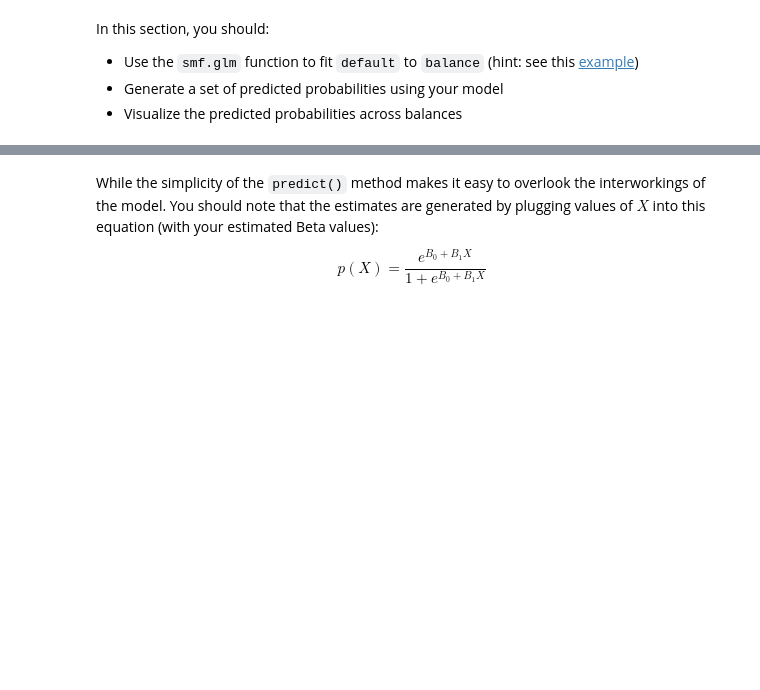
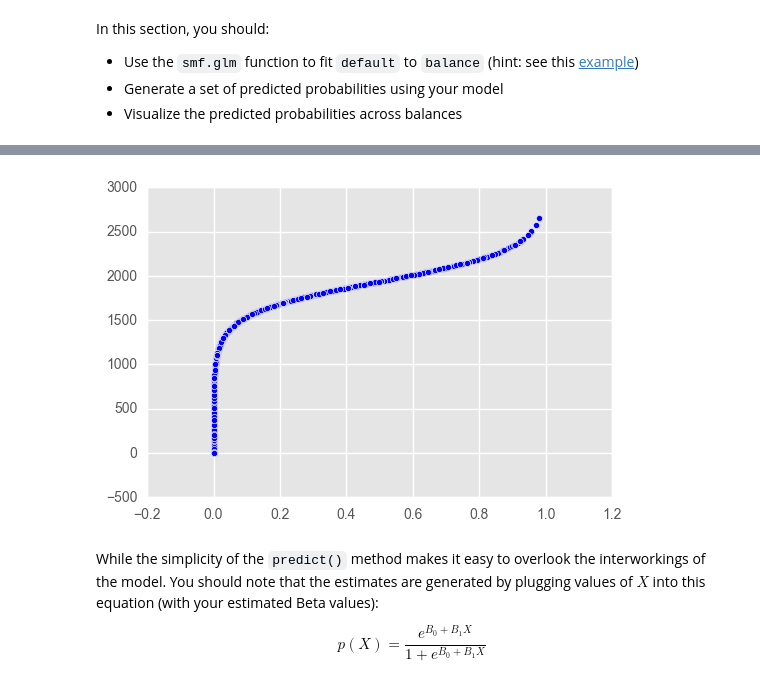
Before and after one commit to info-370/classification, a Jupyter notebook: logistic-regression/demo.ipynb, the cells around one changed output, grey strips where cells are left out. Cells and saved outputs as stored; diff of their text form; code cells hidden in the pictures; blank space fills up the shorter version.

```diff
--- a/logistic-regression/demo.ipynb
+++ b/logistic-regression/demo.ipynb
@@ -175,5 +175,5 @@ In this section, you should:
 - Visualize the predicted probabilities across balances
 # %%
 # Use the `smf.glm` function to fit `default` to `balance` (hint: use the `binomial` family)
-mod1 = smf.glm(formula=formula, data=dta, family=sm.families.Binomial()).fit()
+mod1 = smf.glm(formula='default ~ balance', data=df, family=sm.families.Binomial()).fit()
 mod1.summary()
@@ -180,7 +193,13 @@ mod1.summary()
 # %%
 # Generate a set of predicted probabilities using your model
+df['predictions_2'] = mod1.predict()
 # %%
 # Visualize the predicted probabilities across balances (bonus: add the observed values as well)
+plt.scatter(df.balance, df.predictions_2)
+
+plt.show()
+# %% [output]
+[figure, added]
 # %% [markdown]
 While the simplicity of the `predict()` method makes it easy to overlook the interworkings of the model. You should note that the estimates are generated by plugging values of $X$ into this equation (with your estimated Beta values):
 
```
Also changed, not shown: parts of 1 cell of this notebook.
